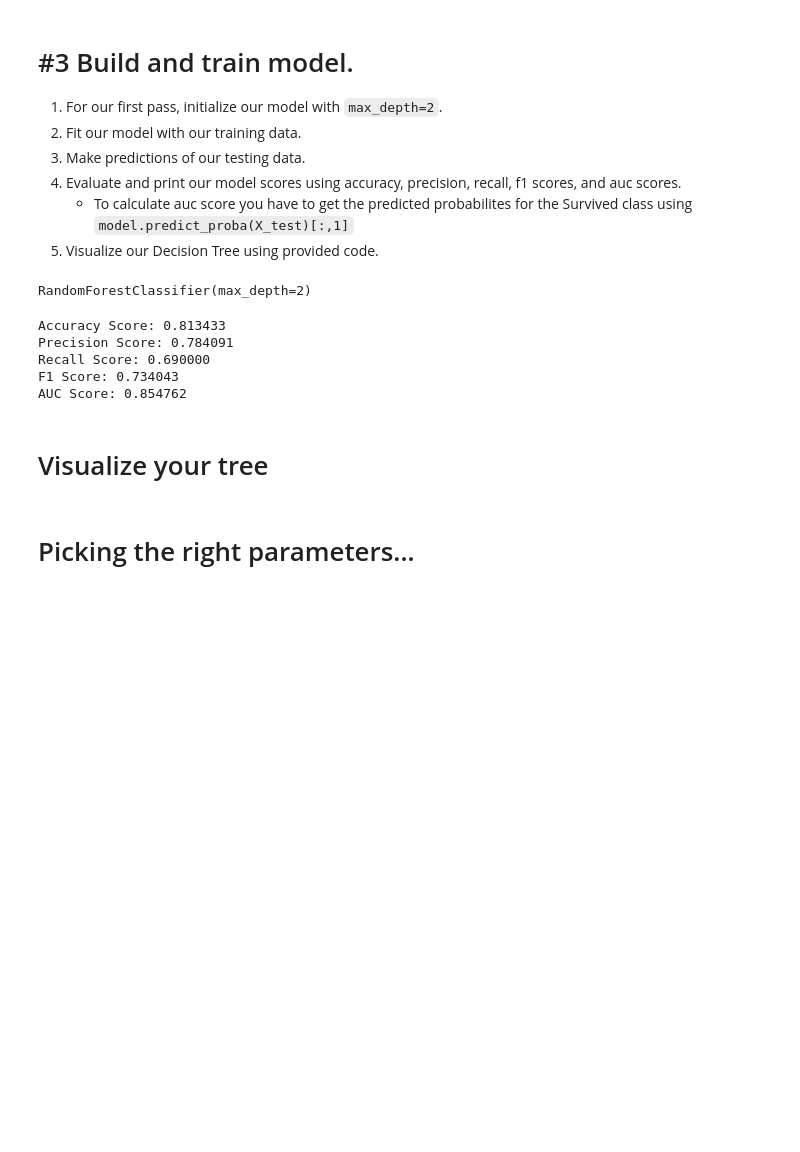
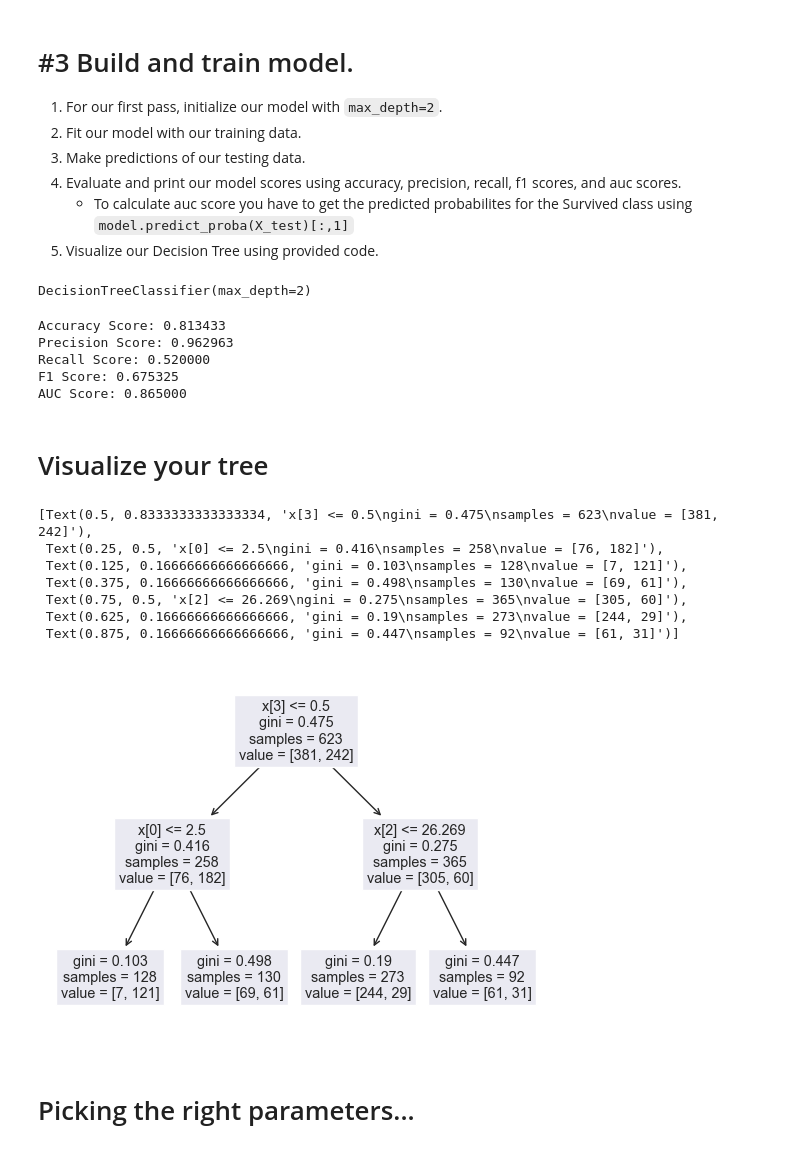
Before and after one commit to Falselysium/my-fork-2023-fall-data-science, a Jupyter notebook: Week-07-Decision-Trees-n-RandomForest/Exercise-AZ.ipynb, the cells around one changed output. Saved outputs shown, nothing was run; the diff lists cells and outputs as text; code cells hidden in the pictures; blank space fills up the shorter version.

Commit message:
code: Included DecisionTree Visualizes

```diff
--- a/Week-07-Decision-Trees-n-RandomForest/Exercise-AZ.ipynb
+++ b/Week-07-Decision-Trees-n-RandomForest/Exercise-AZ.ipynb
@@ -105,6 +104,6 @@ titanic.head()
 # %%
 # 2. Create a list of the features we are going to use.
-selected_features = ['pclass','age','fare','adult_male','alone','sex_female']
+selected_features = ['pclass','age','fare','adult_male','alone','sex_male']
 # %%
 # Define our `X` and `y`
 X = titanic[selected_features]
@@ -127,12 +126,12 @@ Length of our Testing data: (268, 6)
 # %%
 # For our first pass, initialize our model with `max_depth=2`.
 
-model = RandomForestClassifier(max_depth= 2)
+model = DecisionTreeClassifier(max_depth= 2)
 # %%
 # Fit our model with our training data.
 model.fit(X_train,y_train)
 # %% [output]
-RandomForestClassifier(max_depth=2)
+DecisionTreeClassifier(max_depth=2)
 # %%
 # Make predictions of our testing data.
 y_pred = model.predict(X_test)
@@ -161,12 +160,23 @@ auc = roc_auc_score(y_test,y_pred_proba)
 print('AUC Score: %f' % auc)
 # %% [output]
 Accuracy Score: 0.813433
-Precision Score: 0.784091
-Recall Score: 0.690000
-F1 Score: 0.734043
-AUC Score: 0.854762
+Precision Score: 0.962963
+Recall Score: 0.520000
+F1 Score: 0.675325
+AUC Score: 0.865000
 # %% [markdown]
 # Visualize your tree
+# %%
+tree.plot_tree(model)
+# %% [output]
+[Text(0.5, 0.8333333333333334, 'x[3] <= 0.5\ngini = 0.475\nsamples = 623\nvalue = [381, 242]'),
+ Text(0.25, 0.5, 'x[0] <= 2.5\ngini = 0.416\nsamples = 258\nvalue = [76, 182]'),
+ Text(0.125, 0.16666666666666666, 'gini = 0.103\nsamples = 128\nvalue = [7, 121]'),
+ Text(0.375, 0.16666666666666666, 'gini = 0.498\nsamples = 130\nvalue = [69, 61]'),
+ Text(0.75, 0.5, 'x[2] <= 26.269\ngini = 0.275\nsamples = 365\nvalue = [305, 60]'),
+ Text(0.625, 0.16666666666666666, 'gini = 0.19\nsamples = 273\nvalue = [244, 29]'),
+ Text(0.875, 0.16666666666666666, 'gini = 0.447\nsamples = 92\nvalue = [61, 31]')]
+[figure, added]
 # %% [markdown]
 # Picking the right parameters...
 # %% [markdown]
```
Also changed, not shown: parts of 2 cells of this notebook.
